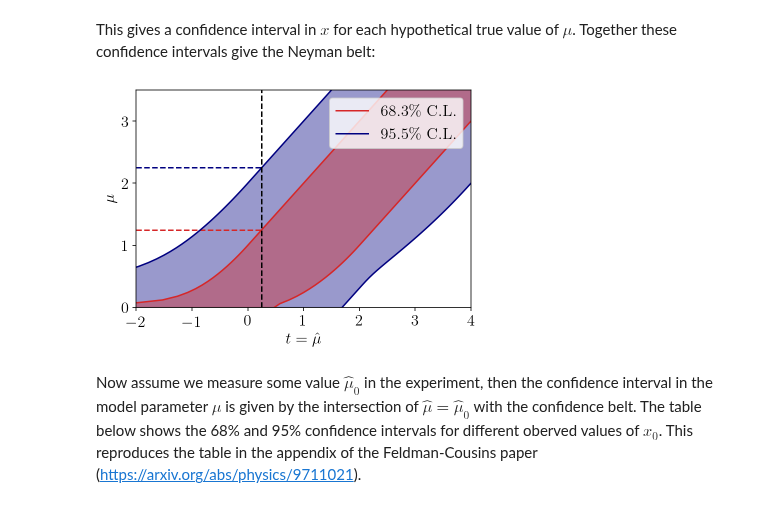
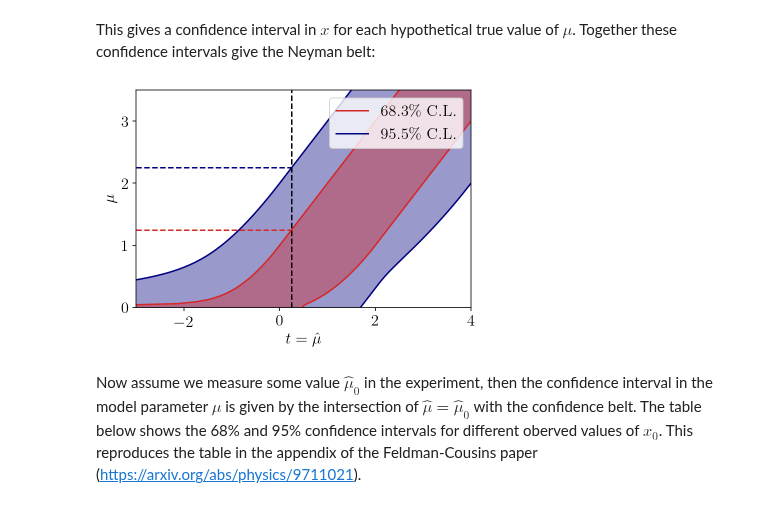
Before and after one commit to LauraHerold/pinc, a Jupyter notebook: asymptotic_checks/notebooks_Neyman_Gaussian/Neyman_construction.ipynb, the cells around one changed output. Saved outputs shown, nothing was run; the diff lists cells and outputs as text; code cells hidden in the pictures.

```diff
--- a/asymptotic_checks/notebooks_Neyman_Gaussian/Neyman_construction.ipynb
+++ b/asymptotic_checks/notebooks_Neyman_Gaussian/Neyman_construction.ipynb
@@ -31,11 +31,12 @@ and the free parameters:
 Moreover, the parameter $\mu$ cannot be negative, i.e. there is a physical border at $\mu=0$.
 # %%
 # theory means
-mus = np.arange(0.001, 4.5, 0.06) #0.05
+mus = np.arange(0.001, 4, 0.03)
+mus_table = np.arange(0, 4, 0.05)
 # MLEs
-muhats = np.arange(-5.5,4, 0.01)
+muhats = np.arange(-5, 4, 0.02)
 # actually observed value
-muobs = np.arange(0,2, 0.05)
+muobs = np.arange(-3, 3.1, 0.1)
 muob = 0.25
 # set standard deviation to 1
 sigma = 1.
@@ -110,6 +112,7 @@ for a in np.arange(0, N_alpha):
         def equations(p):
             muhat1, muhat2 = p
             return (integrate.quad(P_muhat, muhat1, muhat2)[0] - (1-alpha), t_LR(muhat1, mu, sigma)-t_LR(muhat2, mu, sigma))
-        # method = 'lm', 'hybr', 'anderson', 'df-sane'
-        muhats1[a][n], muhats2[a][n] = optimize.root(equations, (muhats1[a][n],muhats2[a][n]), method='lm').x
+        # run this 20 times to improve accuracy, method = 'lm', 'hybr', 'anderson', 'df-sane'
+        for i in range(0, 20):
+            muhats1[a][n], muhats2[a][n] = optimize.root(equations, (muhats1[a][n],muhats2[a][n]), method='lm', tol=1e-20).x
 # %%
@@ -121,20 +124,20 @@ This gives a confidence interval in $x$ for each hypothetical true value of $\mu
 # %%
 plt.plot(muhat1_mu[0](mus), mus, ls="-", color="tab:red")
 plt.plot(muhat2_mu[0](mus), mus, ls="-", color="tab:red", label="68.3\% C.L.")
 plt.plot(muhat1_mu[1](mus), mus, ls="-", color="navy")
 plt.plot(muhat2_mu[1](mus), mus, ls="-", color="navy", label="95.5\% C.L.")
 plt.fill_betweenx(mus, muhat1_mu[1](mus), muhat2_mu[1](mus), color="navy", alpha="0.4")
 plt.fill_betweenx(mus, muhat1_mu[0](mus), muhat2_mu[0](mus), color="tab:red", alpha="0.4")
 plt.ylabel(r"$\mu$")
 plt.xlabel(r"$t = \hat{\mu}$")
 plt.axvline(muob, color="black", ls="--")
-plt.hlines(1.25, -2, muob, color="tab:red", ls="--")
-plt.hlines(2.25, -2, muob, color="navy", ls="--")
-plt.xlim(-2,4)
+plt.hlines(1.25, -3, muob, color="tab:red", ls="--")
+plt.hlines(2.25, -3, muob, color="navy", ls="--")
+plt.xlim(-3,4)
 plt.ylim(0,3.5)
 plt.legend(loc = "upper right")
 plt.savefig("Neyman_belt.pdf", format="PDF", bbox_inches='tight')
 # %% [output]
-[figure, old version]
+[figure, new version]
 # %% [markdown]
 Now assume we measure some value $\hat\mu_0$ in the experiment, then the confidence interval in the model parameter $\mu$ is given by the intersection of $\hat\mu=\hat\mu_0$ with the confidence belt. The table below shows the 68\% and 95\% confidence intervals for different oberved values of $x_0$. This reproduces the table in the appendix of the Feldman-Cousins paper (https://arxiv.org/abs/physics/9711021).
```
Also changed, not shown: parts of 18 cells of this notebook.
